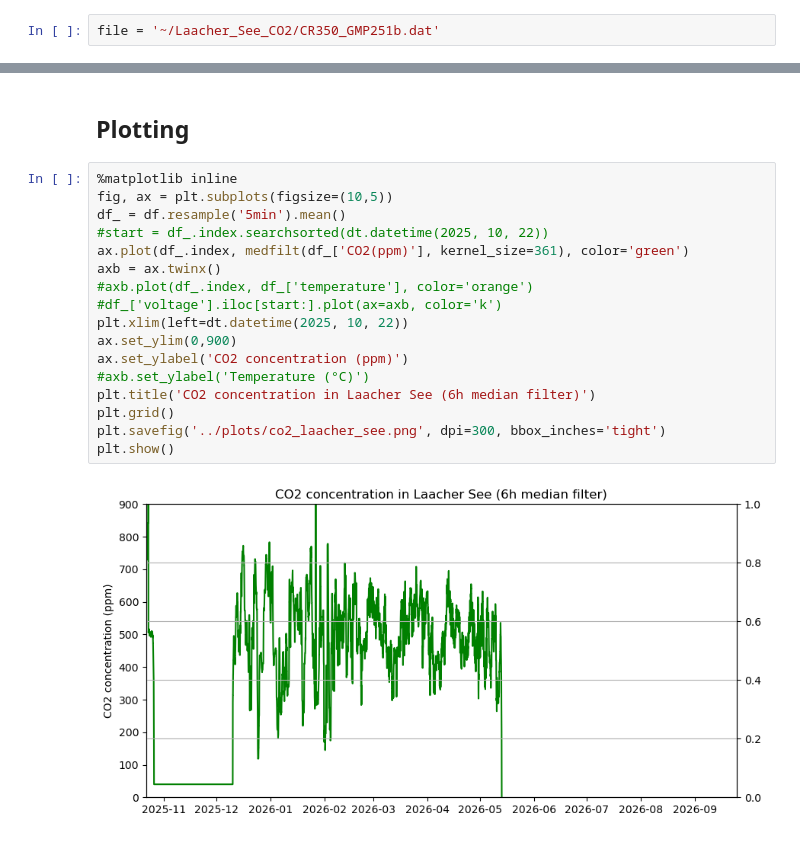
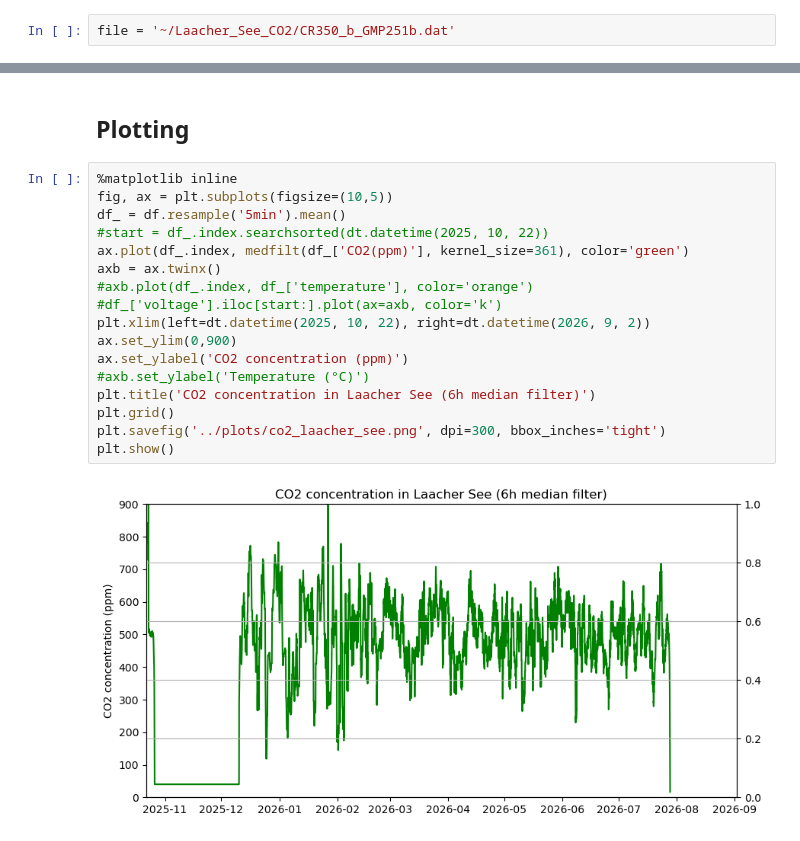
Before and after one commit to ULB-SeismoLab/aquams_co2, a Jupyter notebook: Notebook/co2_probe.ipynb, the cells around one changed output, grey strips where cells are left out. Saved outputs shown, nothing was run; the diff lists cells and outputs as text.

```diff
--- a/Notebook/co2_probe.ipynb
+++ b/Notebook/co2_probe.ipynb
@@ -15,5 +15,5 @@ CR350_GMP251b.dat
 # %%
-file = '~/Laacher_See_CO2/CR350_GMP251b.dat'
+file = '~/Laacher_See_CO2/CR350_b_GMP251b.dat'
 # %%
 df = pd.read_csv(file, skiprows=4, index_col=0, names=['Time', 'fid', 'voltage', 'temperature','CO2(ppm)'], delimiter=',')
 df.index = pd.to_datetime(df.index, format='%Y-%m-%d %H:%M:%S')
@@ -31,19 +31,19 @@ K = a0 + a1*df['temperature'] + a2*df['temperature']**2 + a3*df['temperature']**
 # %%
 %matplotlib inline
 fig, ax = plt.subplots(figsize=(10,5))
 df_ = df.resample('5min').mean()
 #start = df_.index.searchsorted(dt.datetime(2025, 10, 22))
 ax.plot(df_.index, medfilt(df_['CO2(ppm)'], kernel_size=361), color='green')
 axb = ax.twinx()
 #axb.plot(df_.index, df_['temperature'], color='orange')
 #df_['voltage'].iloc[start:].plot(ax=axb, color='k')
-plt.xlim(left=dt.datetime(2025, 10, 22))
+plt.xlim(left=dt.datetime(2025, 10, 22), right=dt.datetime(2026, 9, 2))
 ax.set_ylim(0,900)
 ax.set_ylabel('CO2 concentration (ppm)')
 #axb.set_ylabel('Temperature (°C)')
 plt.title('CO2 concentration in Laacher See (6h median filter)')
 plt.grid()
 plt.savefig('../plots/co2_laacher_see.png', dpi=300, bbox_inches='tight')
 plt.show()
 # %% [output]
-[figure, old version]
+[figure, new version]
```
Also changed, not shown: parts of 1 cell of this notebook, 1 other file.
